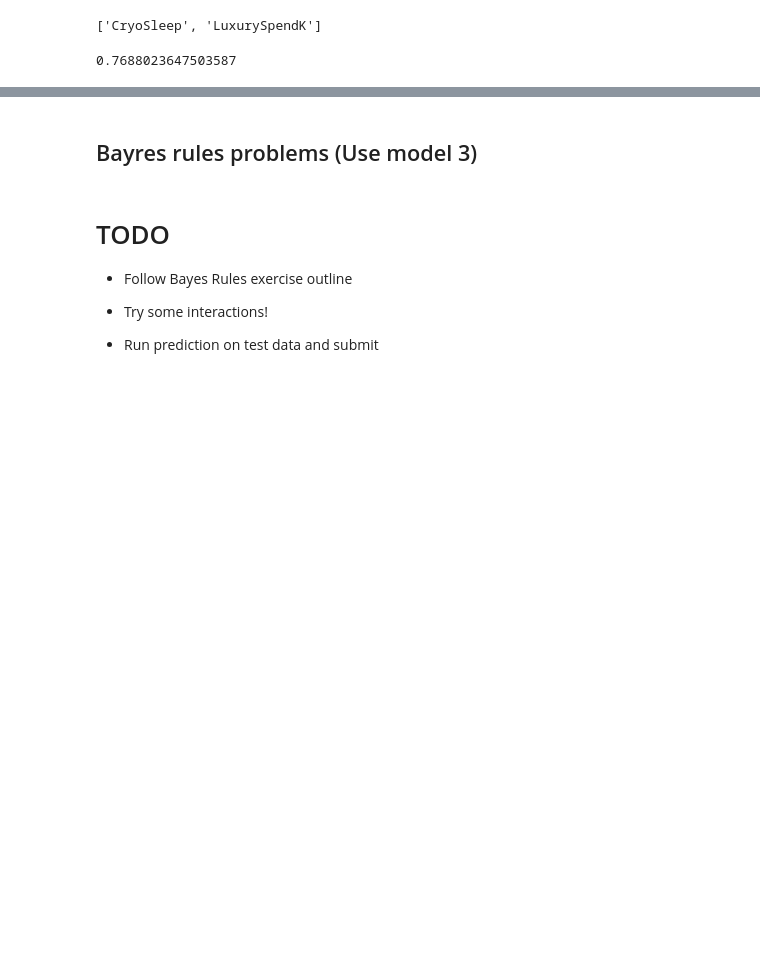
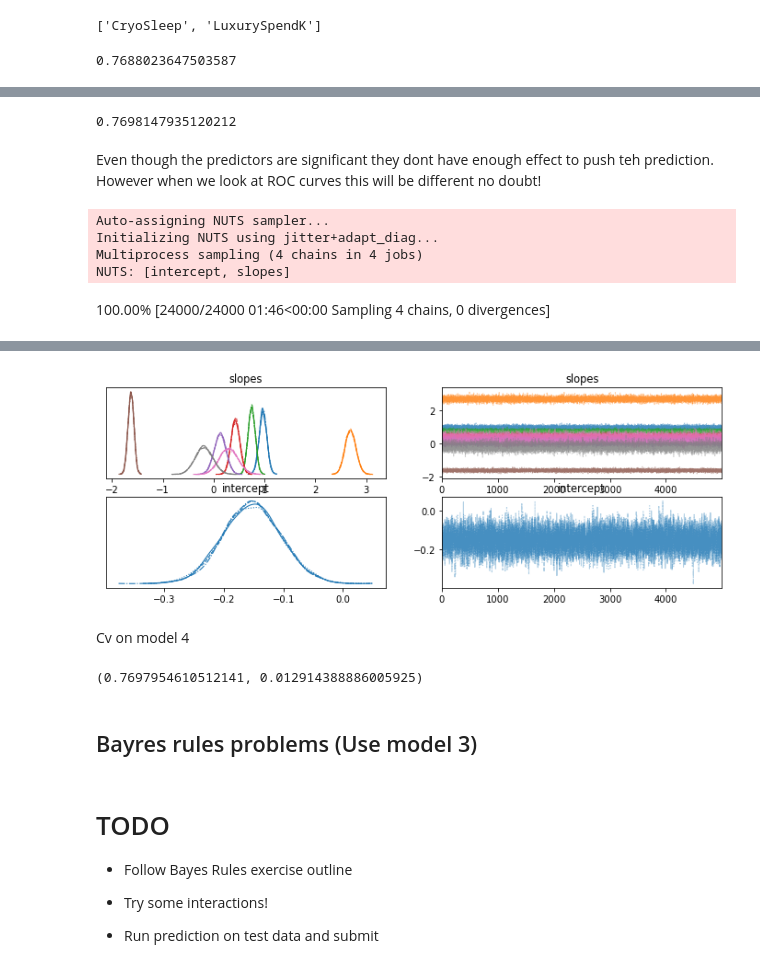
Before and after one commit to DrEntropy/Kaggle, a Jupyter notebook: SpaceshipTitanic/spaceshipTitan.ipynb, the cells around one changed output, grey strips where cells are left out. Saved outputs shown, nothing was run; the diff lists cells and outputs as text; code cells hidden in the pictures; blank space fills up the shorter version.

```diff
--- a/SpaceshipTitanic/spaceshipTitan.ipynb
+++ b/SpaceshipTitanic/spaceshipTitan.ipynb
@@ -820,0 +896,8 @@ np.mean(acc_cv)
+# %%
+with m_4:
+    pm.sample_posterior_predictive(idata4, extend_inferencedata=True)
+
+pred = np.mean(idata4.posterior_predictive.y.values.reshape(20000,-1) ,axis=0)>0.5
+confusion = pd.DataFrame({'train' : train_data['Transported'], 'pred' : pred})
+confusion['Count' ] =1
+confusion.groupby(["train","pred"]).count().unstack()
@@ -820,0 +911,38 @@ np.mean(acc_cv)
+# %%
+(3451+3241)/len(train_data)
+# %% [output]
+0.7698147935120212
+# %% [markdown]
+Even though the predictors are significant they dont have enough effect to push teh prediction. However when we look at ROC curves this will be different no doubt!
+# %%
+train_data["CryoSleep:Dest_55"] = train_data["CryoSleep"].astype("int")*train_data["Dest_55 Cancri e"]
+train_data["CryoSleep:Dest_PS"] = train_data["CryoSleep"].astype("int")*train_data["Dest_PSO J318.5-22"]
+predictors =  ["CryoSleep","HP_Europa","HP_Mars","Dest_55 Cancri e","Dest_PSO J318.5-22","LuxurySpendK","CryoSleep:Dest_55","CryoSleep:Dest_PS"]
+
+COORDS = {"predictors": predictors}
+
+with pm.Model(coords=COORDS) as m_temp:
+    a = pm.Normal("intercept", mu=0, sigma=3)
+    b = pm.Normal("slopes", mu=0, sigma=5, dims="predictors")
+
+    # allow changing for predictions on new
+    pred = pm.MutableData("preds", train_data[predictors])
+
+    observed = pm.ConstantData("transported_obs", train_data["Transported"])
+    mu = a + pm.math.matrix_dot(pred, b)
+
+    p= pm.Deterministic("p", pm.math.invlogit(mu))
+
+
+    y = pm.Bernoulli("y",p=p, observed=observed)
+
+    idata_temp = pm.sample(5000)
+
+az.plot_trace(idata_temp, var_names=['slopes','intercept']);
+az.summary(idata_temp, var_names=['slopes','intercept'])
+# %% [output]
+Auto-assigning NUTS sampler...
+Initializing NUTS using jitter+adapt_diag...
+Multiprocess sampling (4 chains in 4 jobs)
+NUTS: [intercept, slopes]
+100.00% [24000/24000 01:46<00:00 Sampling 4 chains, 0 divergences]
@@ -820,0 +960,3 @@ np.mean(acc_cv)
+[figure, added]
+# %% [markdown]
+Cv on model 4
@@ -821,3 +966,7 @@ np.mean(acc_cv)
+# %%
+(np.mean(acc_cv), np.std(acc_cv))
+# %% [output]
+(0.7697954610512141, 0.012914388886005925)
 # %% [markdown]
 ## Bayres rules problems  (Use model 3)
 # %% [markdown]
```
Also changed, not shown: parts of 12 cells of this notebook.
